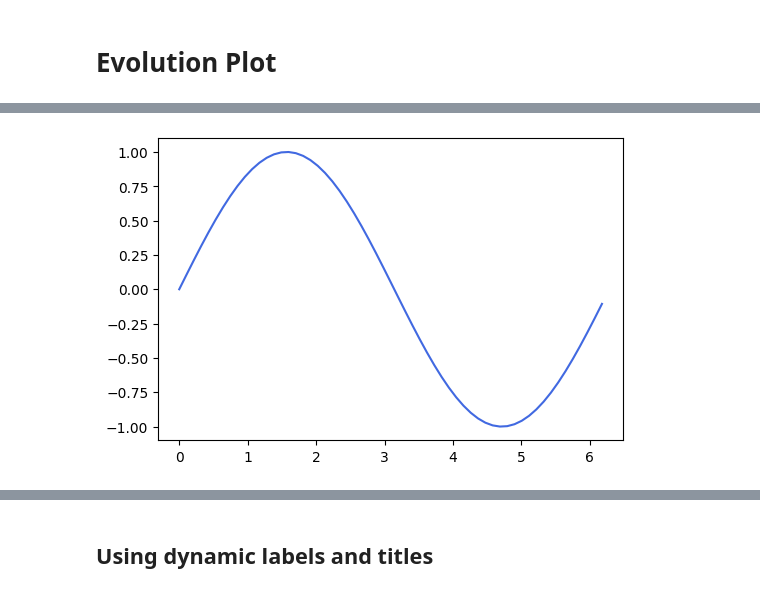
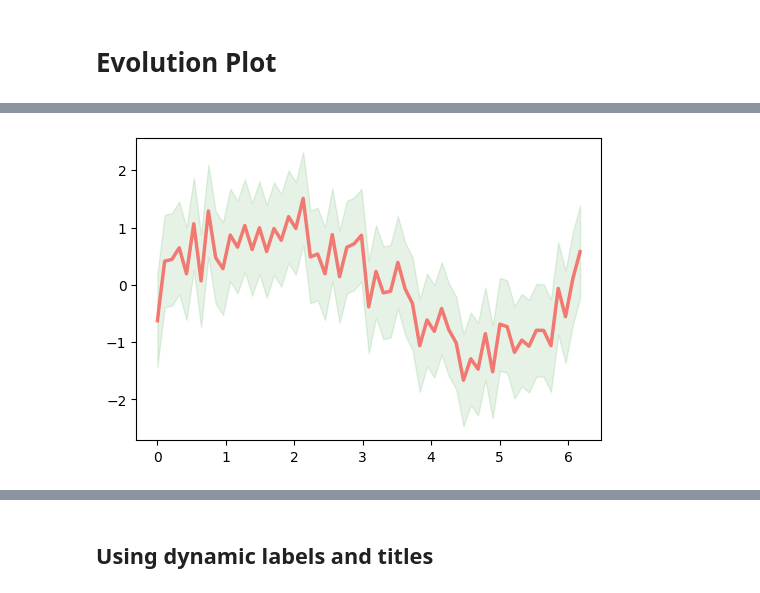
Before and after one commit to yusufbrima/AIMS, a Jupyter notebook: Research/Lab/Experiments/Animation.ipynb, the cells around one changed output, grey strips where cells are left out. Cells and saved outputs as stored; diff of their text form; code cells hidden in the pictures.

```diff
--- a/Research/Lab/Experiments/Animation.ipynb
+++ b/Research/Lab/Experiments/Animation.ipynb
@@ -38,18 +71,22 @@ HTML(animation.to_html5_video()) # displaying the animation
 # %%
 fig, ax = plt.subplots(dpi=100) # let's make it bigger
 camera = Camera(fig)# the camera gets our figure
 x = np.linspace(0, np.pi*2, 60) # a sine circle
-y = np.sin(x) # sine
+y = np.sin(x) + np.random.normal(0.01,0.32,len(x)) # sine
+y1 =  y -  np.std(y)
+y2 =  y + np.std(y)
 for i in range(len(x)):
     x_t = x[:i] # current dataset
     y_t = y[:i] # current sine
-    ax.plot(x_t, y_t, c='royalblue')
+    ax.plot(x_t, y_t, 'r',alpha=0.5,linewidth=2.5,)
+#     axes.plot(x,y, color='blue', alpha=0.5,linewidth=2.5,label="Sin(x)+Noise")
+    ax.fill_between(x[:i], y1[:i], y2[:i],color="green",alpha=0.1)
     camera.snap()
 animation = camera.animate(blit=False, interval=40)
 HTML(animation.to_html5_video())
 # %% [output]
 [interactive output not drawn]
-[figure, old version]
+[figure, new version]
 # %%
 import os
 path = './basedata/test'
```
Also changed, not shown: parts of 33 cells of this notebook, 42 other files.
